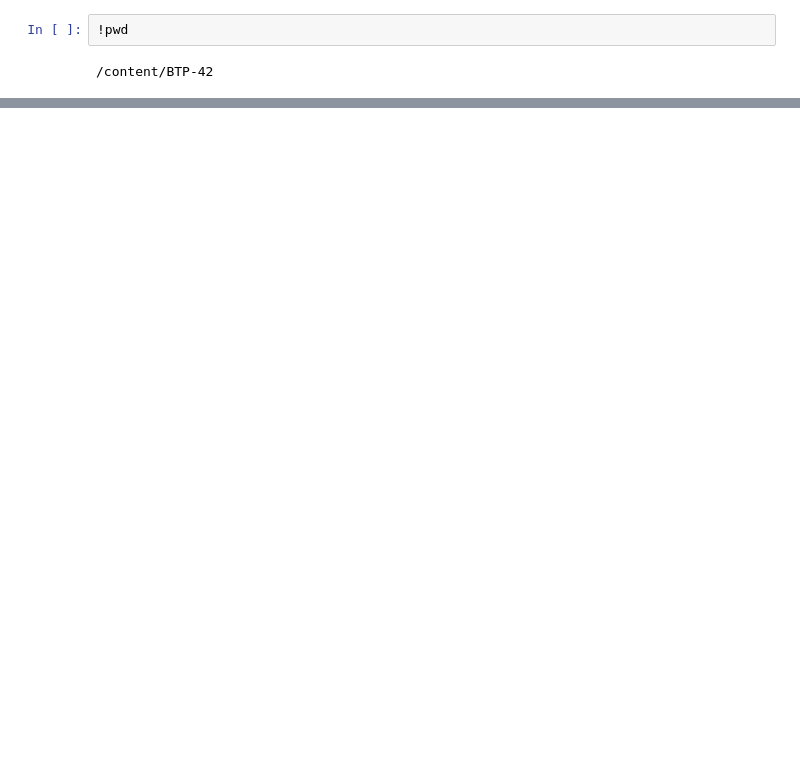
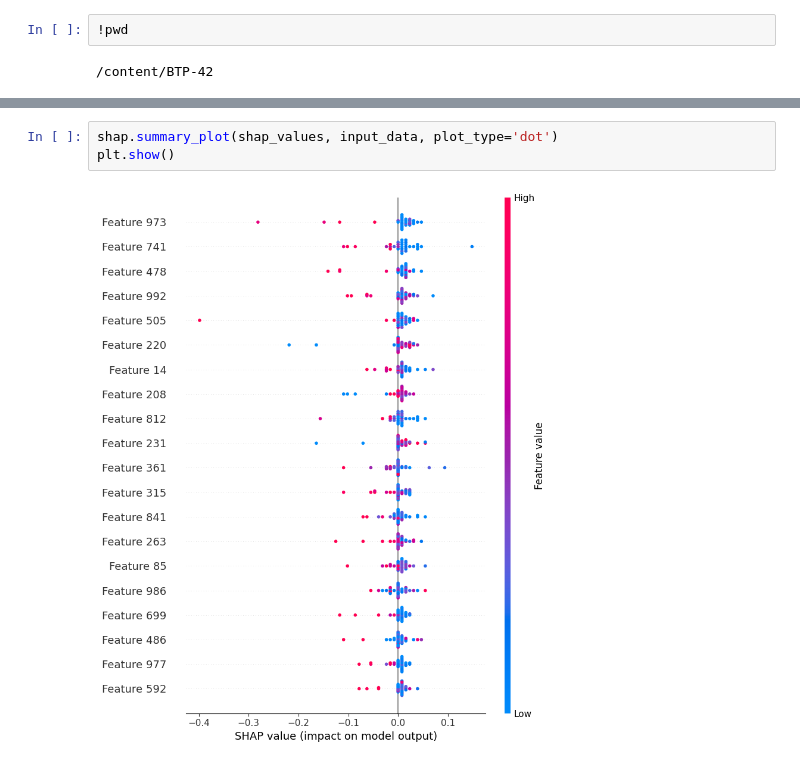
Before and after one commit to Aditya-Shitale/BTP_42, a Jupyter notebook: BTP_final.ipynb, the cells around one changed output, grey strips where cells are left out. Saved outputs shown, nothing was run; the diff lists cells and outputs as text; blank space fills up the shorter version.

```diff
--- a/BTP_final.ipynb
+++ b/BTP_final.ipynb
@@ -268,0 +378,5 @@ ValueError: masker cannot be None.
+# %%
+shap.summary_plot(shap_values, input_data, plot_type='dot')
+plt.show()
+# %% [output]
+[figure, added]
```
Also changed, not shown: parts of 28 cells of this notebook.
